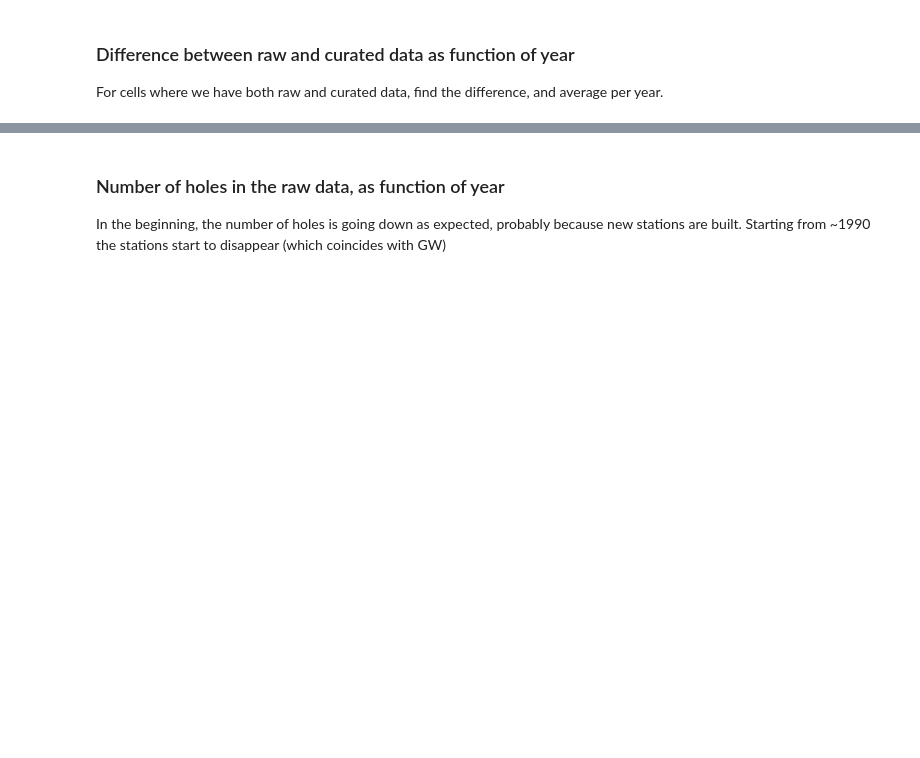
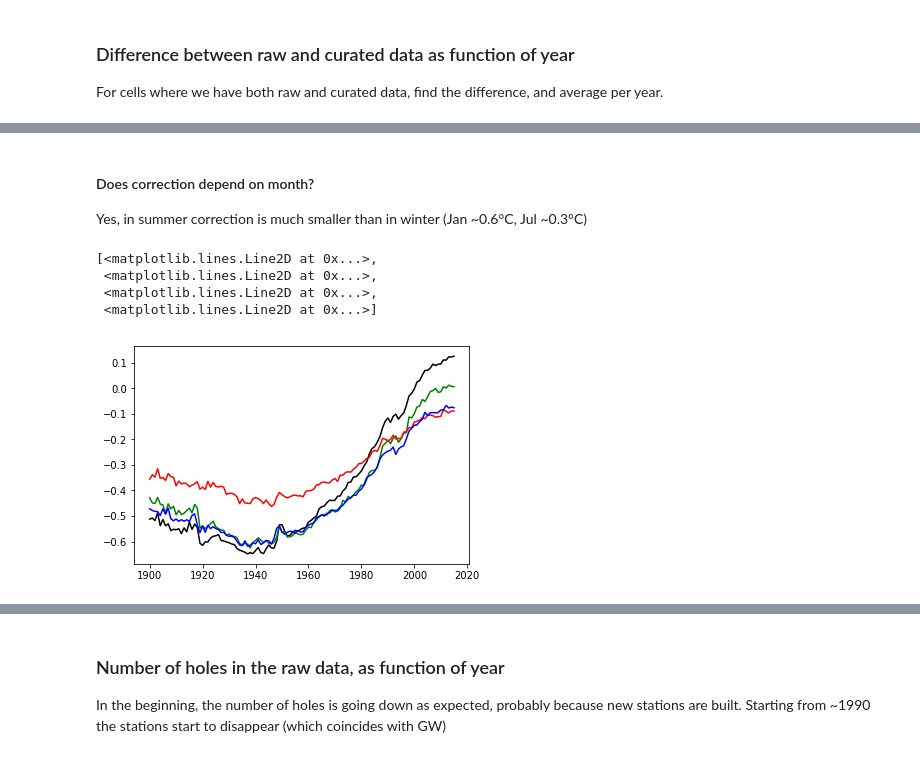
Before and after one commit to grep0/climate-fun, a Jupyter notebook: src/Continental_US_monthly_temperatures.ipynb, the cells around one changed output, grey strips where cells are left out. Cells and saved outputs as stored; diff of their text form; code cells hidden in the pictures; blank space fills up the shorter version.

```diff
--- a/src/Continental_US_monthly_temperatures.ipynb
+++ b/src/Continental_US_monthly_temperatures.ipynb
@@ -116,0 +120,15 @@ plt.errorbar(years,yearly_diff,yearly_std)
+# %% [markdown]
+#### Does correction depend on month?
+Yes, in summer correction is much smaller than in winter (Jan ~0.6°C, Jul ~0.3°C)
+# %%
+monthly_diff=np.nanmean(curated-raw,axis=0)
+plt.plot(years,monthly_diff[:,0],'k',
+         years,monthly_diff[:,3],'g',
+         years,monthly_diff[:,6],'r',
+         years,monthly_diff[:,9],'b',)
+# %% [output]
+[<matplotlib.lines.Line2D at 0x...>,
+ <matplotlib.lines.Line2D at 0x...>,
+ <matplotlib.lines.Line2D at 0x...>,
+ <matplotlib.lines.Line2D at 0x...>]
+[figure, added]
```
Also changed, not shown: parts of 15 cells of this notebook.
